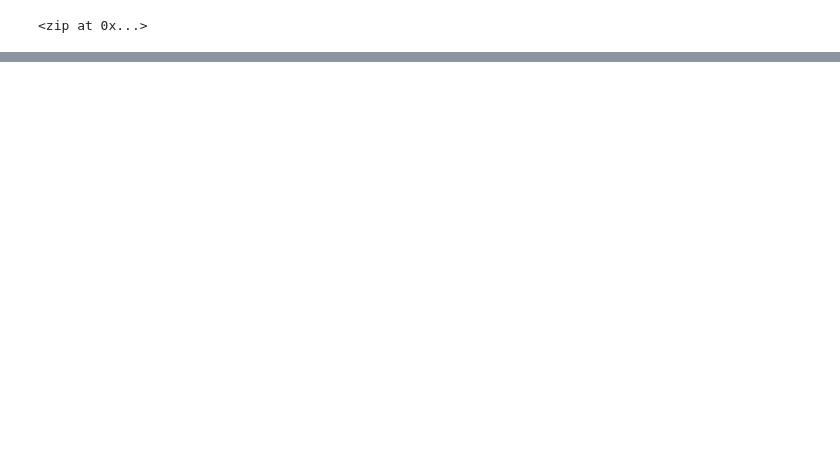
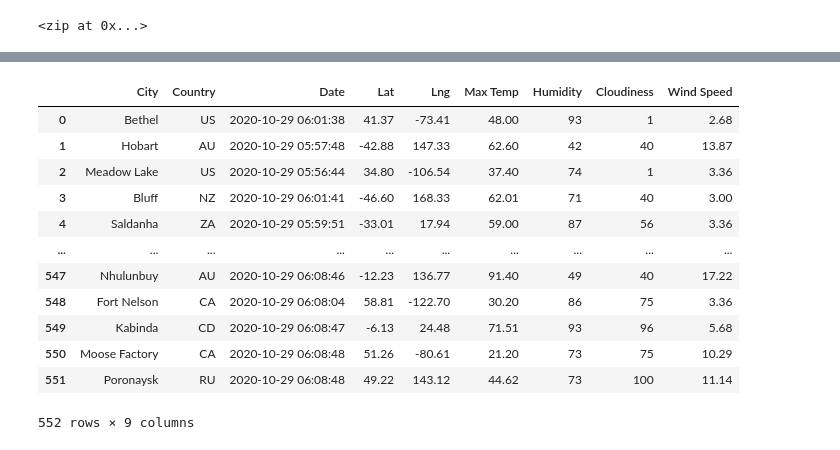
Before and after one commit to ashleyu95/World_Weather_Analysis, a Jupyter notebook: WeatherPy.ipynb, the cells around one changed output, grey strips where cells are left out. Cells and saved outputs as stored; diff of their text form; code cells hidden in the pictures; blank space fills up the shorter version.

Commit message:
modifying and adding .gitignore WeatherPy file

```diff
--- a/WeatherPy.ipynb
+++ b/WeatherPy.ipynb
@@ -31,0 +40,4 @@ len(cities)
+# %%
+# Starting URL for Weather Map API Call.
+url = "http://api.openweathermap.org/data/2.5/weather?units=Imperial&APPID=" + weather_api_key
+print(url)
@@ -31,0 +46,4 @@ len(cities)
+# %%
+# Create an endpoint URL for a city.
+city_url = url + "&q=" + "Boston"
+print(city_url)
@@ -31,0 +144,4 @@ len(cities)
+# %%
+# Convert the array of dictionaries to a Pandas DataFrame.
+city_data_df = pd.DataFrame(city_data)
+city_data_df.head(10)
@@ -31,0 +160,18 @@ len(cities)
+# %%
+new_column_order = ["City", "Country", "Date", "Lat", "Lng", "Max Temp", "Humidity", "Cloudiness", "Wind Speed"]
+city_data_df = city_data_df[new_column_order]
+city_data_df
+# %% [output]
+|  | City | Country | Date | Lat | Lng | Max Temp | Humidity | Cloudiness | Wind Speed |
+| 0 | Bethel | US | 2020-10-29 06:01:38 | 41.37 | -73.41 | 48.00 | 93 | 1 | 2.68 |
+| 1 | Hobart | AU | 2020-10-29 05:57:48 | -42.88 | 147.33 | 62.60 | 42 | 40 | 13.87 |
+| 2 | Meadow Lake | US | 2020-10-29 05:56:44 | 34.80 | -106.54 | 37.40 | 74 | 1 | 3.36 |
+| 3 | Bluff | NZ | 2020-10-29 06:01:41 | -46.60 | 168.33 | 62.01 | 71 | 40 | 3.00 |
+| 4 | Saldanha | ZA | 2020-10-29 05:59:51 | -33.01 | 17.94 | 59.00 | 87 | 56 | 3.36 |
+| ... | ... | ... | ... | ... | ... | ... | ... | ... | ... |
+| 547 | Nhulunbuy | AU | 2020-10-29 06:08:46 | -12.23 | 136.77 | 91.40 | 49 | 40 | 17.22 |
+| 548 | Fort Nelson | CA | 2020-10-29 06:08:04 | 58.81 | -122.70 | 30.20 | 86 | 75 | 3.36 |
+| 549 | Kabinda | CD | 2020-10-29 06:08:47 | -6.13 | 24.48 | 71.51 | 93 | 96 | 5.68 |
+| 550 | Moose Factory | CA | 2020-10-29 06:08:48 | 51.26 | -80.61 | 21.20 | 73 | 75 | 10.29 |
+| 551 | Poronaysk | RU | 2020-10-29 06:08:48 | 49.22 | 143.12 | 44.62 | 73 | 100 | 11.14 |
+552 rows × 9 columns
```
Also changed, not shown: parts of 8 cells of this notebook, 3 other files.
